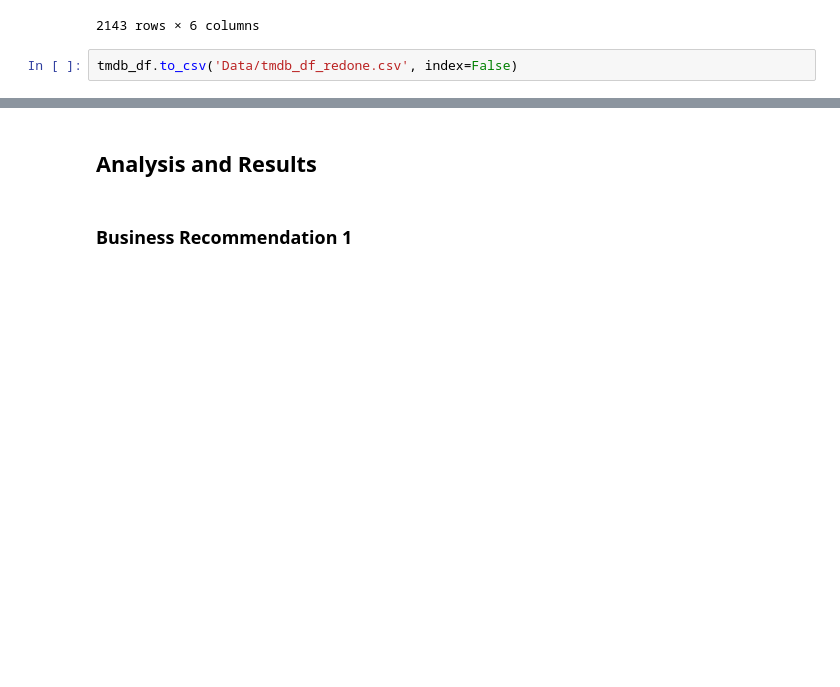
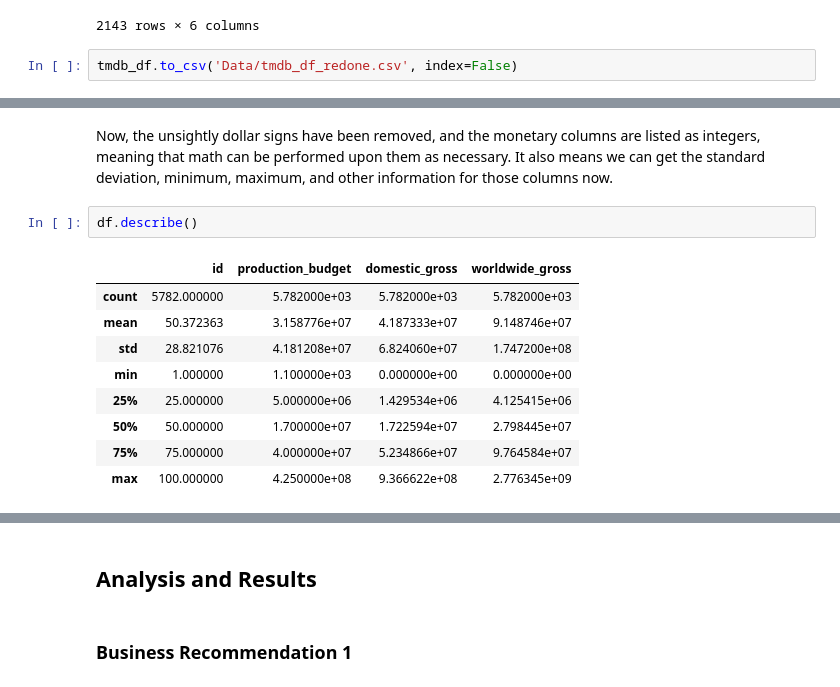
Before and after one commit to falloutb1tch/Movie_Project, a Jupyter notebook: Final.ipynb, the cells around one changed output, grey strips where cells are left out. Saved outputs shown, nothing was run; the diff lists cells and outputs as text; blank space fills up the shorter version.

```diff
--- a/Final.ipynb
+++ b/Final.ipynb
@@ -464,0 +576,14 @@ tmdb_df.to_csv('Data/tmdb_df_redone.csv', index=False)
+# %% [markdown]
+Now, the unsightly dollar signs have been removed, and the monetary columns are listed as integers, meaning that math can be performed upon them as necessary. It also means we can get the standard deviation, minimum, maximum, and other information for those columns now.
+# %%
+df.describe()
+# %% [output]
+|  | id | production_budget | domestic_gross | worldwide_gross |
+| count | 5782.000000 | 5.782000e+03 | 5.782000e+03 | 5.782000e+03 |
+| mean | 50.372363 | 3.158776e+07 | 4.187333e+07 | 9.148746e+07 |
+| std | 28.821076 | 4.181208e+07 | 6.824060e+07 | 1.747200e+08 |
+| min | 1.000000 | 1.100000e+03 | 0.000000e+00 | 0.000000e+00 |
+| 25% | 25.000000 | 5.000000e+06 | 1.429534e+06 | 4.125415e+06 |
+| 50% | 50.000000 | 1.700000e+07 | 1.722594e+07 | 2.798445e+07 |
+| 75% | 75.000000 | 4.000000e+07 | 5.234866e+07 | 9.764584e+07 |
+| max | 100.000000 | 4.250000e+08 | 9.366622e+08 | 2.776345e+09 |
```
Also changed, not shown: parts of 23 cells of this notebook.
